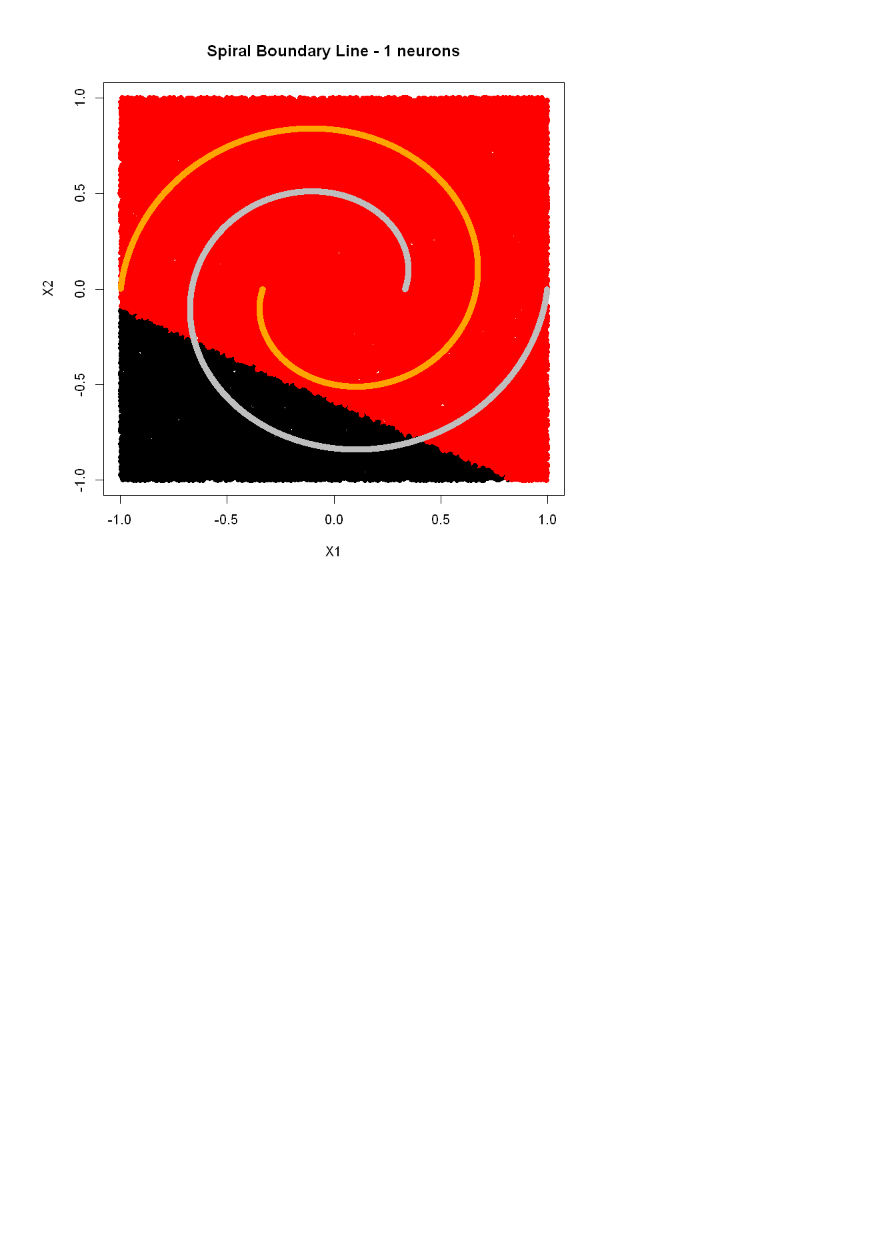
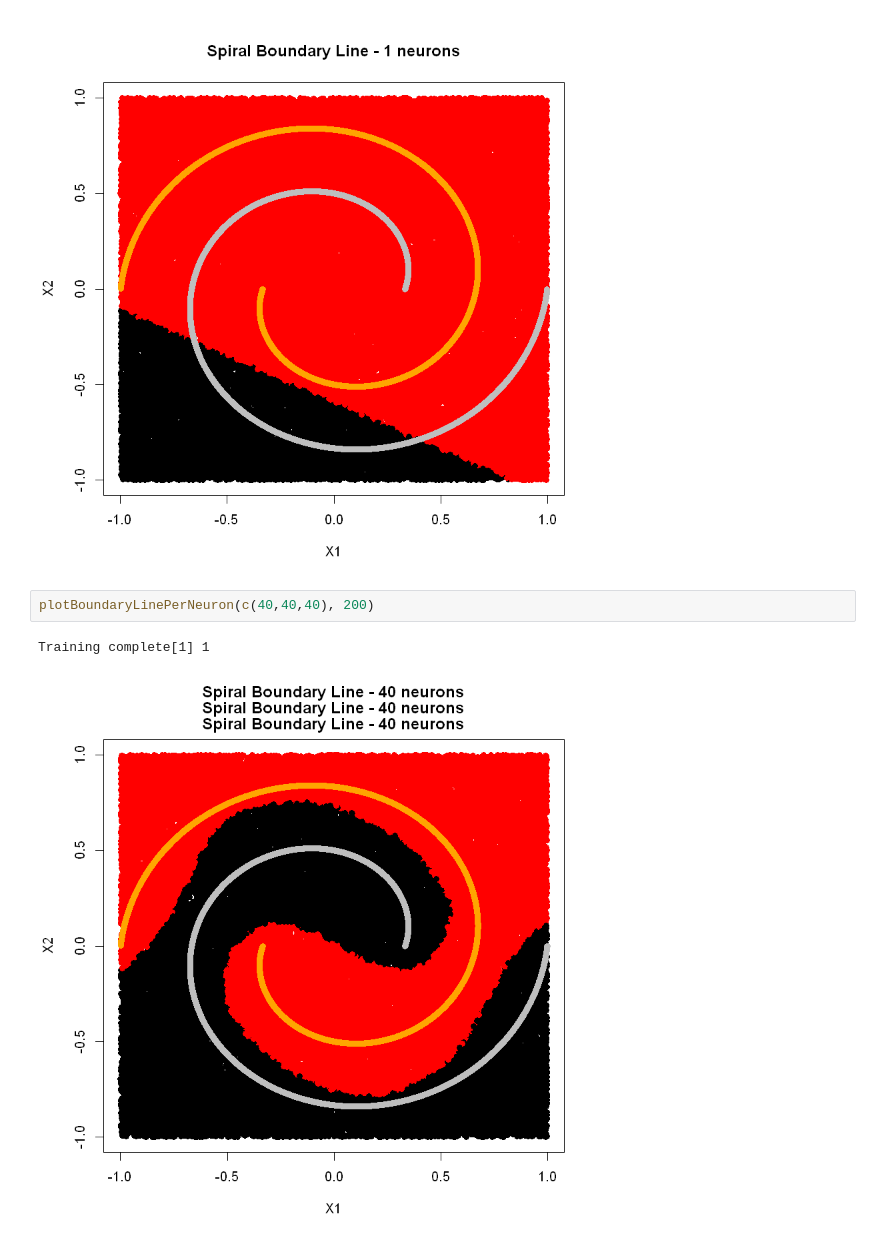
Before and after one commit to ilkarman/DemoNeuralNet, a Jupyter notebook: 03_NeuralNet.ipynb, the cells around one changed output. Cells and saved outputs as stored; diff of their text form; blank space fills up the shorter version.

```diff
--- a/03_NeuralNet.ipynb
+++ b/03_NeuralNet.ipynb
@@ -571,3 +631,8 @@ plotBoundaryLinePerNeuron(1, 120)
 # %% [output]
 Training complete[1] 0.6229
 [figure]
+# %%
+plotBoundaryLinePerNeuron(c(40,40,40), 200)
+# %% [output]
+Training complete[1] 1
+[figure, added]
```
Also changed, not shown: parts of 3 cells of this notebook, 4 other files.
